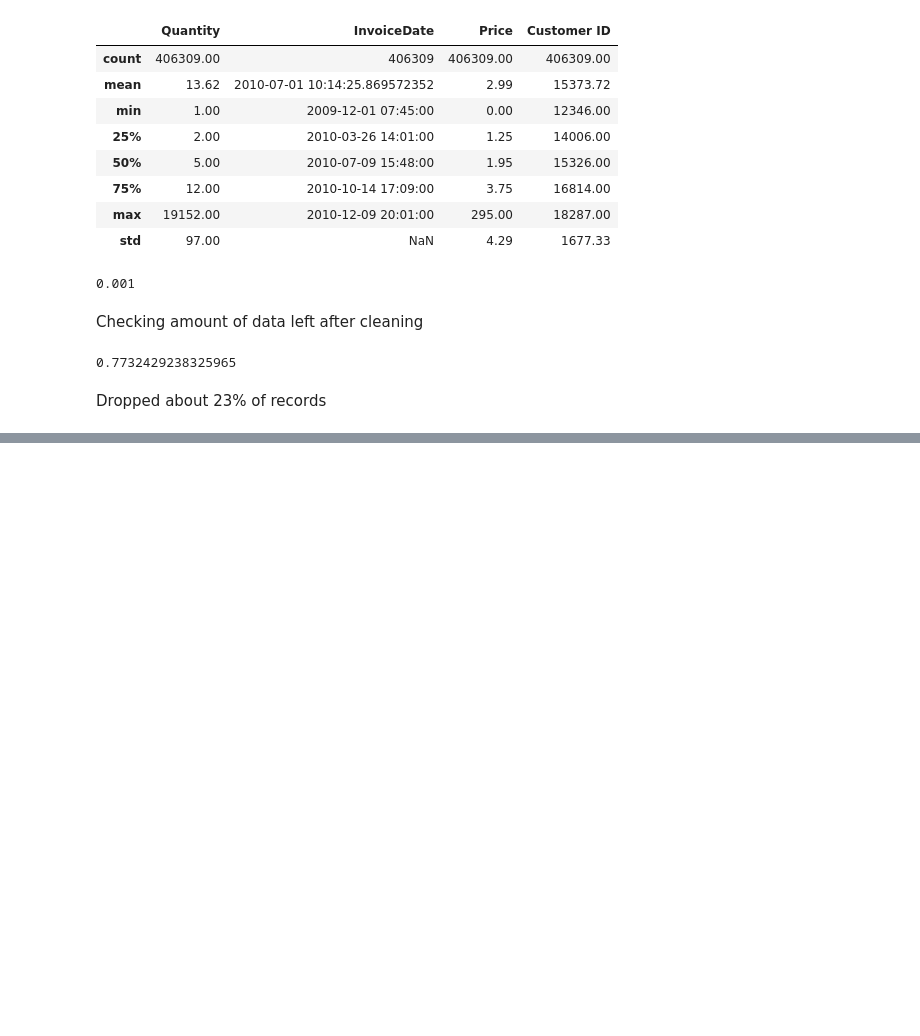
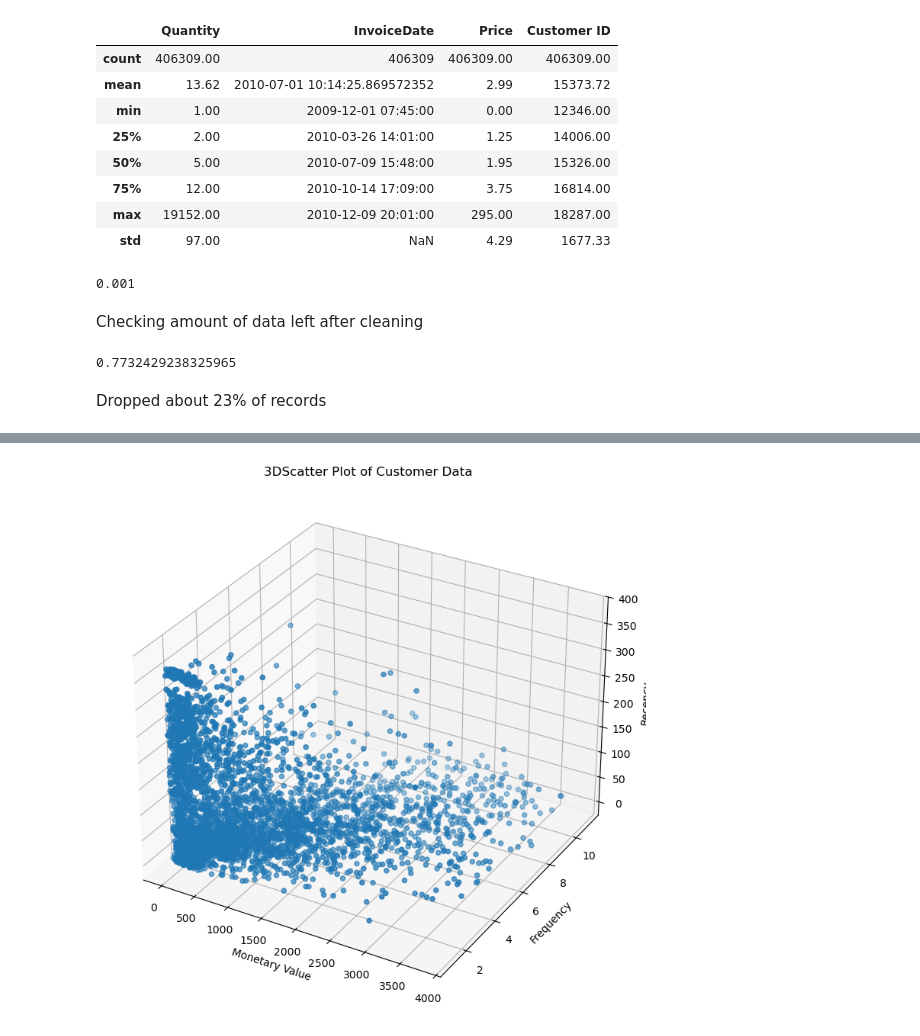
Before and after one commit to osumba404/customer-segmentation, a Jupyter notebook: customer-segmentation.ipynb, the cells around one changed output, grey strips where cells are left out. Saved outputs shown, nothing was run; the diff lists cells and outputs as text; code cells hidden in the pictures; blank space fills up the shorter version.

```diff
--- a/customer-segmentation.ipynb
+++ b/customer-segmentation.ipynb
@@ -418,0 +607,17 @@ Dropped about 23% of records
+# %%
+# plot of data in 3D
+fig = plt.figure(figsize=(9,9))
+
+ax = fig.add_subplot(projection="3d")
+
+scatter = ax.scatter(non_outliers_df["MonetaryValue"], non_outliers_df["Frequency"], non_outliers_df["Recency"])
+
+ax.set_xlabel('Monetary Value')
+ax.set_ylabel('Frequency')
+ax.set_zlabel('Recency')
+
+ax.set_title('3DScatter Plot of Customer Data')
+
+plt.show()
+# %% [output]
+[figure, added]
```
Also changed, not shown: parts of 14 cells of this notebook.
